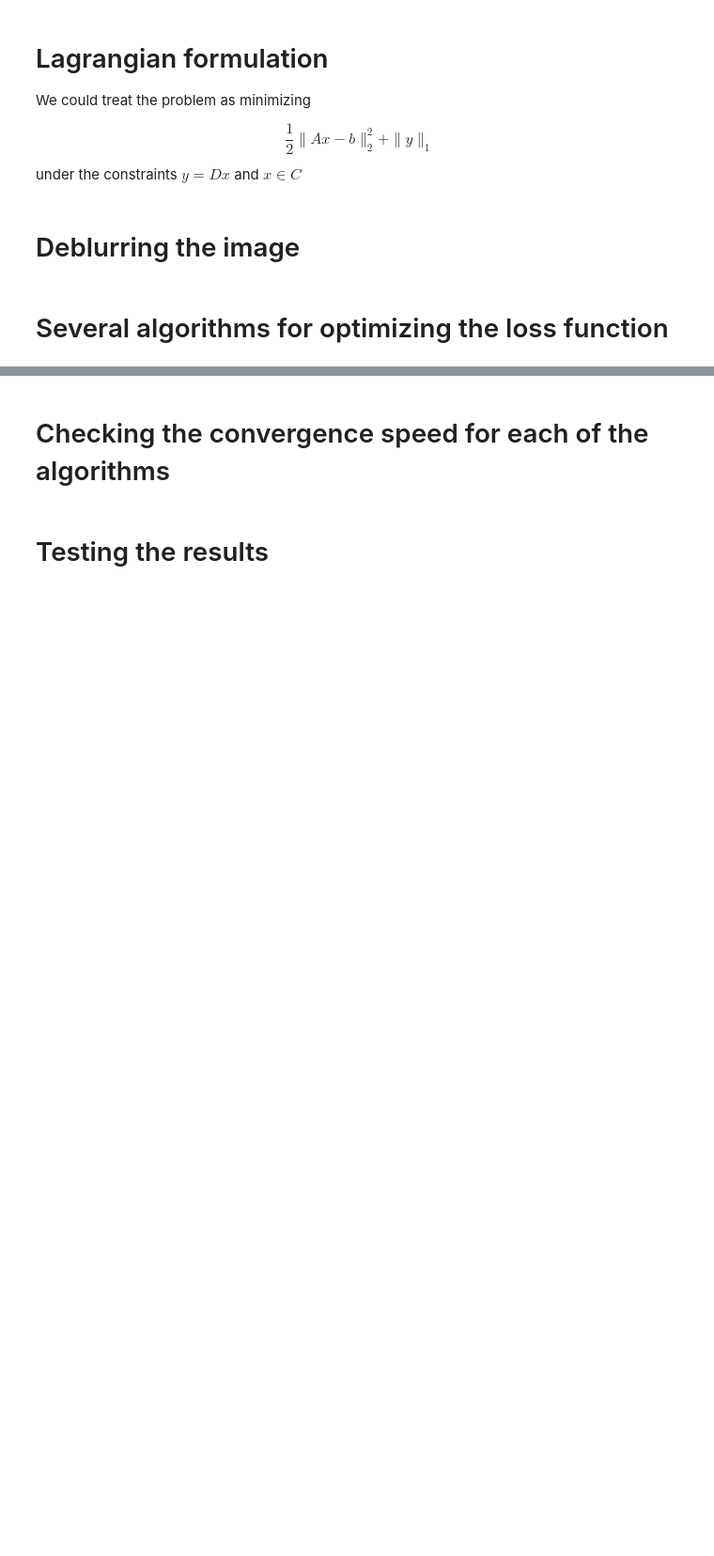
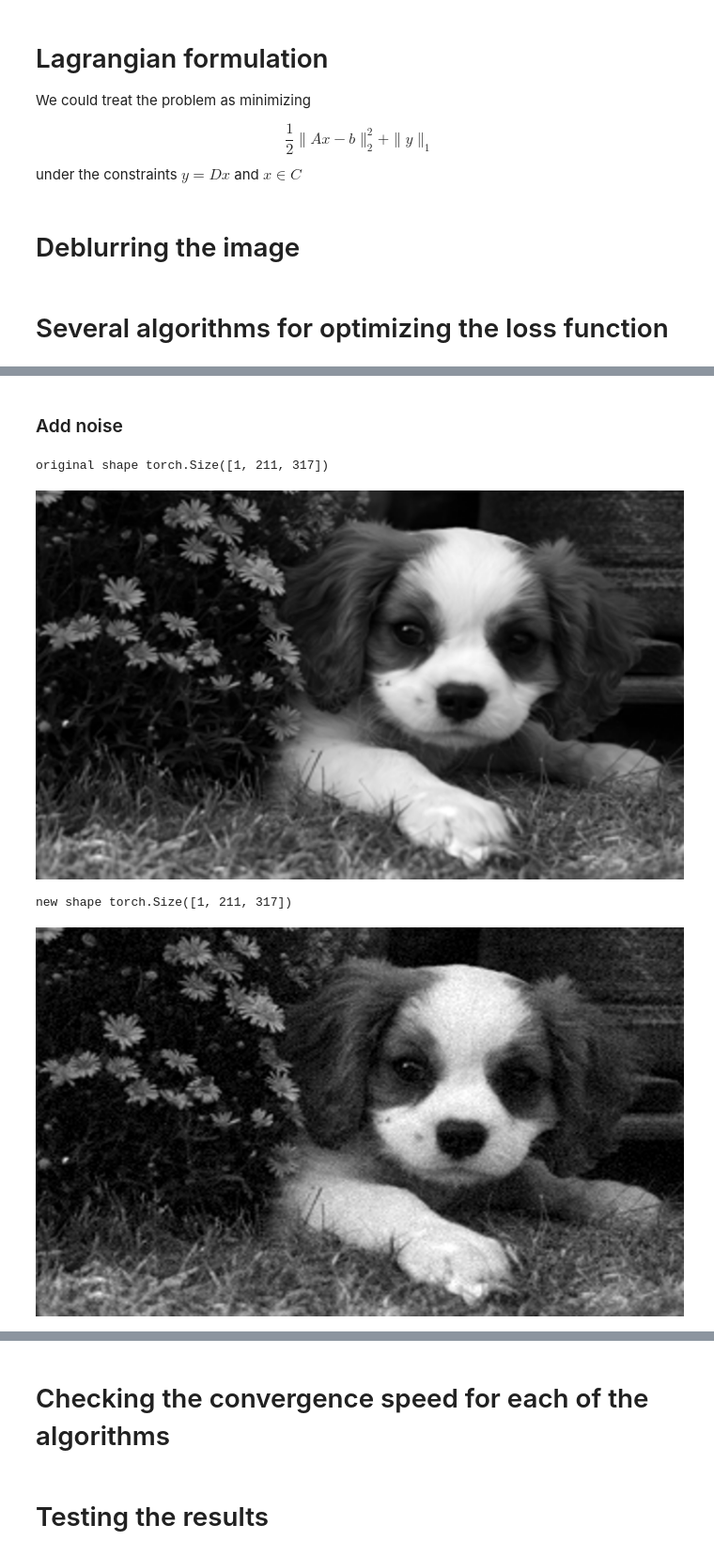
Before and after one commit to SisyphusMountain/ImageRestoration, a Jupyter notebook: Algorithms_notebook.ipynb, the cells around one changed output, grey strips where cells are left out. Shown at 94% size. Drawn from its saved outputs; the diff is of its cells as text; code cells hidden in the pictures; blank space fills up the shorter version.

```diff
--- a/Algorithms_notebook.ipynb
+++ b/Algorithms_notebook.ipynb
@@ -31,0 +40,12 @@ under the constraints $y = Dx$ and $x\in C$
+# %%
+def open_image_bw(path, downsample=1):
+    transform = transforms.Compose([
+        transforms.ToTensor(),  # Convert the image to a tensor
+    ])
+    img = Image.open(path)
+    original_width, original_height = img.size
+    img = img.convert('L')
+    img = img.resize((original_width // downsample, original_height // downsample))
+    return transform(img)
+# %%
+gray_dog_tensor = open_image_bw('dog.jpg', downsample=10)
@@ -31,0 +89,33 @@ under the constraints $y = Dx$ and $x\in C$
+# %% [markdown]
+### Add noise
+# %%
+def add_noise(image, std_noise, gaussian_std=10, kernel_size=51, print_image=True):
+    # Gaussian blur + noise
+    # Show original
+    printed_image = image.clone().detach()
+    if print_image:
+        print(f"original shape {printed_image.shape}")
+    printed_image = transforms.ToPILImage()(printed_image).resize((1500,900))
+    if print_image:
+        display(printed_image)
+    noise = torch.randn(image.shape) * std_noise
+    blurred_image = tv.transforms.functional.gaussian_blur(image, kernel_size=kernel_size, sigma=gaussian_std)
+    noisy_image = blurred_image + noise
+    noisy_image = torch.clamp(noisy_image, 0, 1)
+    printed_image = noisy_image.clone().detach()
+    if print_image:
+        print(f"new shape {printed_image.shape}")
+    printed_image = transforms.ToPILImage()(printed_image).resize((1500,900))
+    if print_image:
+        display(printed_image)
+    return noisy_image
+# %%
+kernel_size = 3
+gaussian_std = 0.001
+std_noise = 0.03
+noisy_image = add_noise(gray_dog_tensor, std_noise=std_noise, gaussian_std=gaussian_std, kernel_size=kernel_size, print_image=True)
+# %% [output]
+original shape torch.Size([1, 211, 317])
+[figure, added]
+new shape torch.Size([1, 211, 317])
+[figure, added]
```
Also changed, not shown: parts of 7 cells of this notebook, 2 other files.
